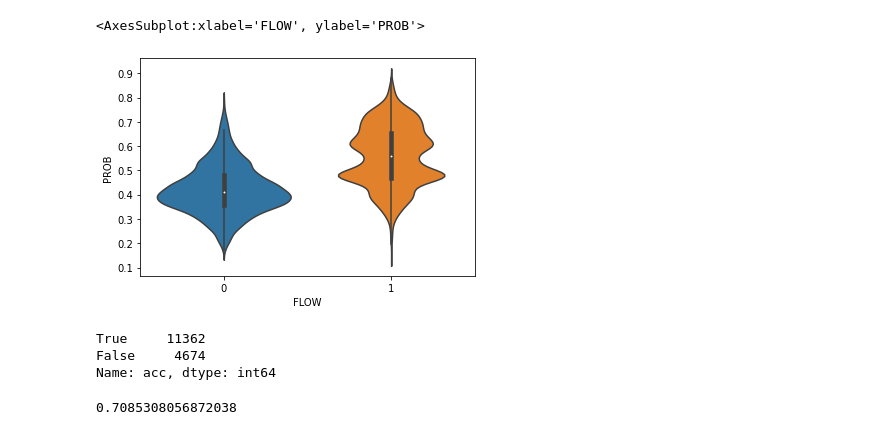
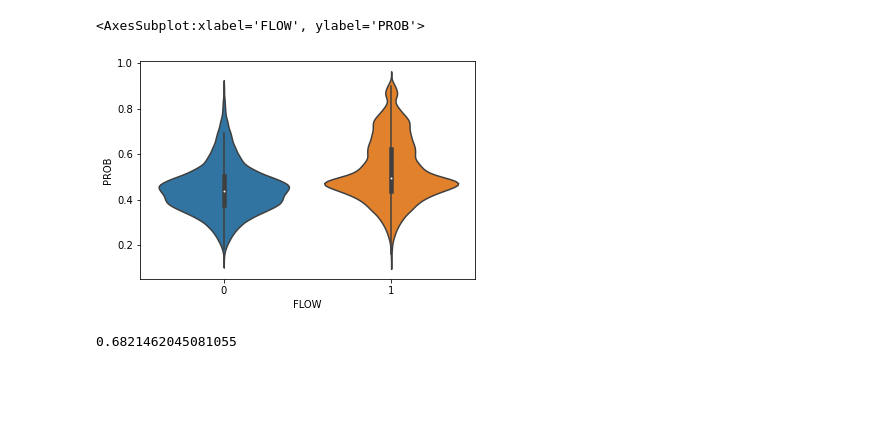
Before and after one commit to LHumpe/COINs-CNN-FLOW, a Jupyter notebook: notebooks/YouTube_analysis.ipynb, the cells around one changed output. Saved outputs shown, nothing was run; the diff lists cells and outputs as text; code cells hidden in the pictures; blank space fills up the shorter version.

```diff
--- a/notebooks/YouTube_analysis.ipynb
+++ b/notebooks/YouTube_analysis.ipynb
@@ -6,6 +8,6 @@ import seaborn as sns
 # %%
 flow_predictions = pd.read_csv('../data/yt_analysis/results.csv')
-flow_predictions['VID'] = flow_predictions.FILE.apply(lambda x: x.split('_')[0].split('/')[-1])
+flow_predictions['VID'] = flow_predictions.FILE.apply(lambda x: int(x.split('_')[0].split('/')[-1]))
 flow_predictions['FRAME'] = flow_predictions.FILE.apply(lambda x: x.split('_')[-4])
 flow_predictions['FLOW'] = flow_predictions.FILE.apply(lambda x: int(x.split('_')[-2]))
 flow_predictions.drop(columns=['FILE'], inplace=True)
@@ -38,8 +40,13 @@ plt.show()
 # %%
-sns.violinplot(data=flow_predictions_irr, x='FLOW', y='PROB')
+sns.violinplot(data=flow_predictions, x='FLOW', y='PROB')
 # %% [output]
 <AxesSubplot:xlabel='FLOW', ylabel='PROB'>
-[figure, old version]
+[figure, new version]
 # %%
-flow_predictions_irr.loc[flow_predictions_irr['PROB'] >=0.5, 'pred'] = int(1)
-flow_predictions_irr.loc[flow_predictions_irr['PROB'] < 0.5, 'pred'] = int(0)
+flow_predictions.loc[flow_predictions['PROB'] >= 0.5, 'PRED'] = int(1)
+flow_predictions.loc[flow_predictions['PROB'] < 0.5, 'PRED'] = int(0)
+
+flow_predictions['ACC'] = flow_predictions['FLOW'] == flow_predictions['PRED'].astype('int')
+sum(flow_predictions['ACC'])/len(flow_predictions)
+# %% [output]
+0.6821462045081055
@@ -48,10 +52,0 @@ flow_predictions_irr['acc'] = flow_predictions_irr['FLOW'] == flow_predictions_i
-# %%
-flow_predictions_irr['acc'].value_counts()
-# %% [output]
-True     11362
-False     4674
-Name: acc, dtype: int64
-# %%
-sum(flow_predictions_irr['acc'])/len(flow_predictions_irr)
-# %% [output]
-0.7085308056872038
```
Also changed, not shown: parts of 11 cells of this notebook, 3 other files.
